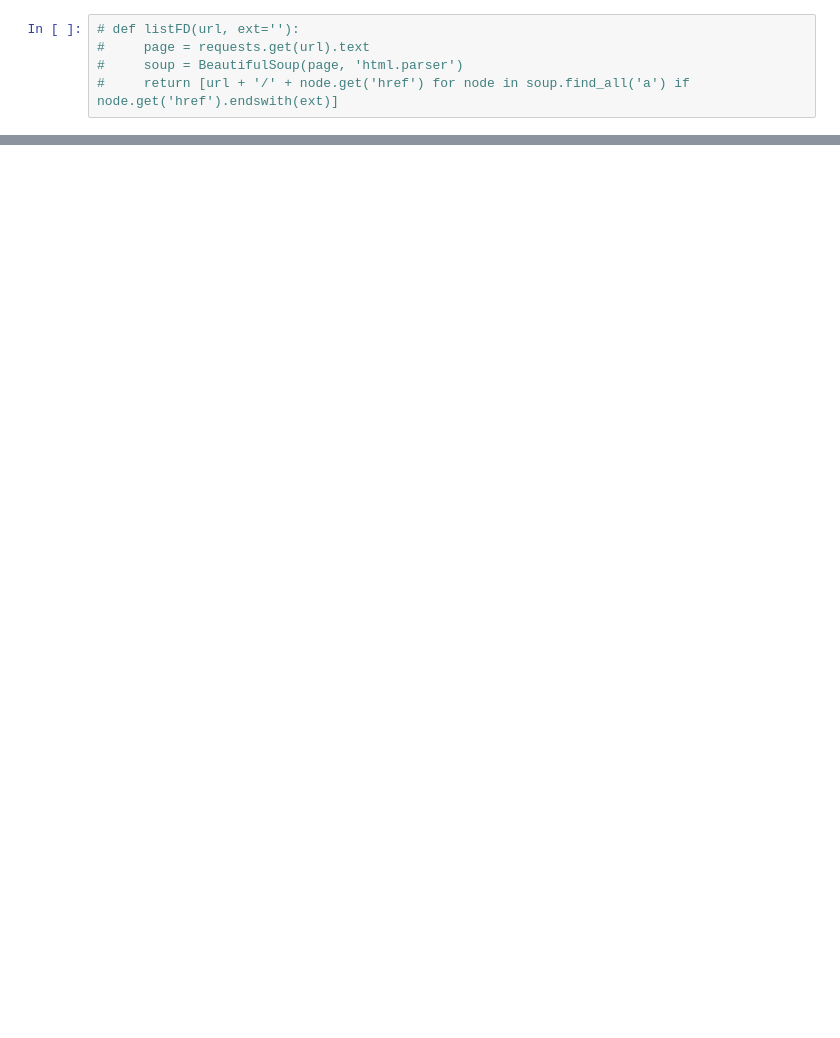
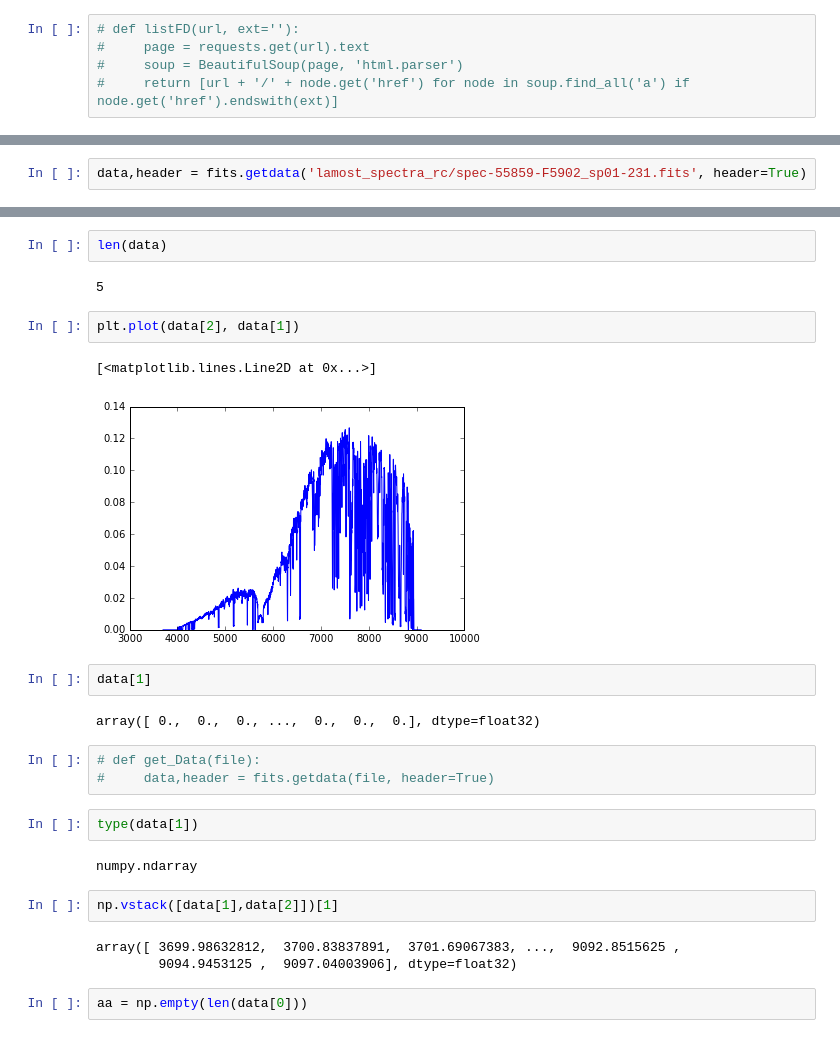
Before and after one commit to gemunu/Thesis, a Jupyter notebook: LAMOST_data_download.ipynb, the cells around one changed output, grey strips where cells are left out. Cells and saved outputs as stored; diff of their text form; blank space fills up the shorter version.

```diff
--- a/LAMOST_data_download.ipynb
+++ b/LAMOST_data_download.ipynb
@@ -105,0 +110,2 @@ ll
+# %%
+data,header = fits.getdata('lamost_spectra_rc/spec-55859-F5902_sp01-231.fits', header=True)
@@ -105,0 +132,27 @@ ll
+# %%
+len(data)
+# %% [output]
+5
+# %%
+plt.plot(data[2], data[1])
+# %% [output]
+[<matplotlib.lines.Line2D at 0x...>]
+[figure, added]
+# %%
+data[1]
+# %% [output]
+array([ 0.,  0.,  0., ...,  0.,  0.,  0.], dtype=float32)
+# %%
+# def get_Data(file):
+#     data,header = fits.getdata(file, header=True)
+# %%
+type(data[1])
+# %% [output]
+numpy.ndarray
+# %%
+np.vstack([data[1],data[2]])[1]
+# %% [output]
+array([ 3699.98632812,  3700.83837891,  3701.69067383, ...,  9092.8515625 ,
+        9094.9453125 ,  9097.04003906], dtype=float32)
+# %%
+aa = np.empty(len(data[0]))
```
Also changed, not shown: parts of 46 cells of this notebook, 3 other files.
